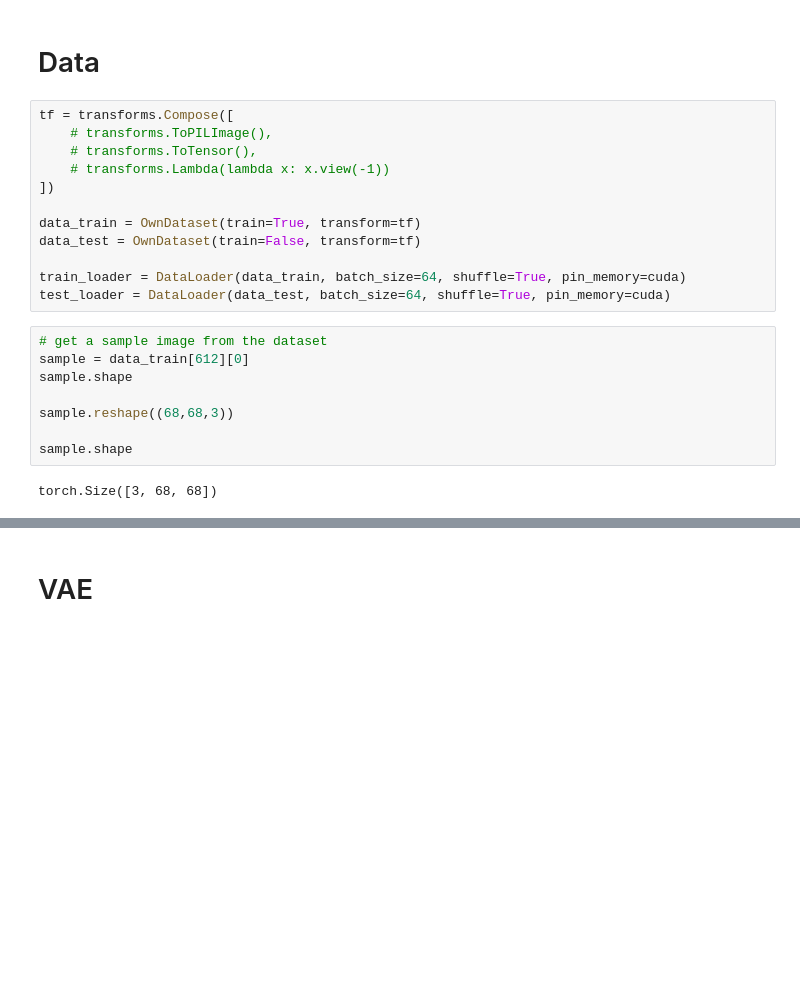
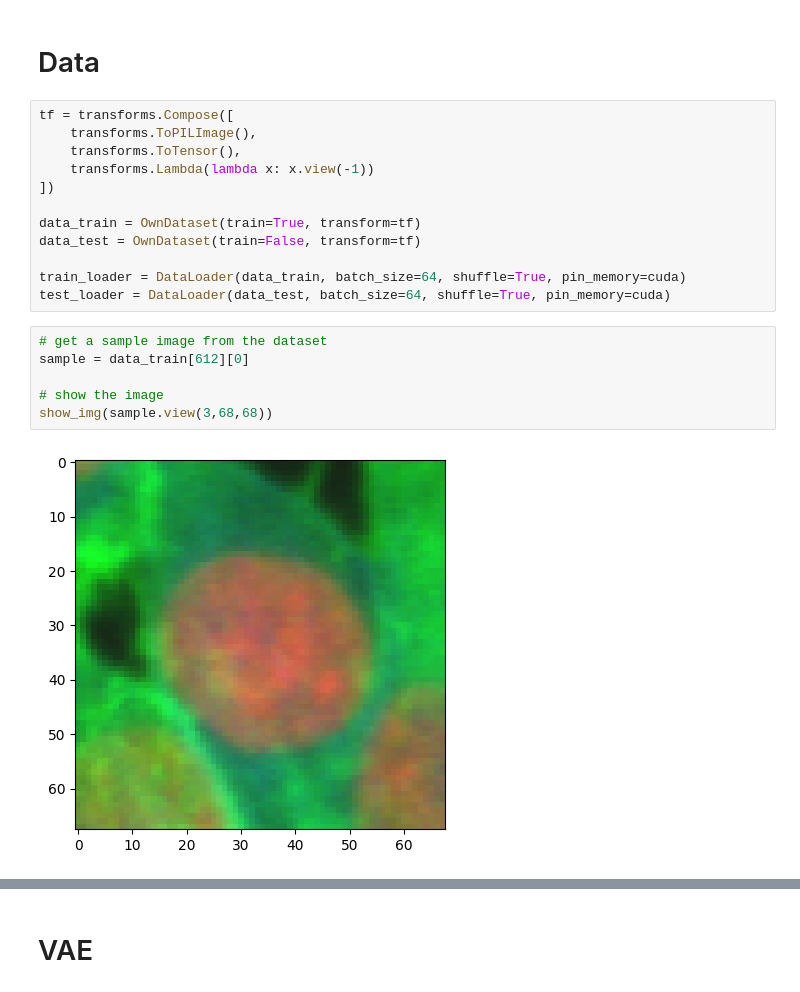
Before and after one commit to Ottohesten/02466-Cell-Profiling, a Jupyter notebook: VAE_own.ipynb, the cells around one changed output, grey strips where cells are left out. Saved outputs shown, nothing was run; the diff lists cells and outputs as text; blank space fills up the shorter version.

```diff
--- a/VAE_own.ipynb
+++ b/VAE_own.ipynb
@@ -30,9 +30,9 @@ True
 # Data
 # %%
 tf = transforms.Compose([
-    # transforms.ToPILImage(),
-    # transforms.ToTensor(),
-    # transforms.Lambda(lambda x: x.view(-1))
+    transforms.ToPILImage(),
+    transforms.ToTensor(),
+    transforms.Lambda(lambda x: x.view(-1))
 ])
 
 data_train = OwnDataset(train=True, transform=tf)
@@ -43,13 +43,11 @@ test_loader = DataLoader(data_test, batch_size=64, shuffle=True, pin_memory=cuda
 # %%
 # get a sample image from the dataset
 sample = data_train[612][0]
-sample.shape
 
-sample.reshape((68,68,3))
-
-sample.shape
+# show the image
+show_img(sample.view(3,68,68))
 # %% [output]
-torch.Size([3, 68, 68])
+[figure, added]
 # %%
 # test how a sample looks
 x, y = next(iter(train_loader))
```
Also changed, not shown: parts of 9 cells of this notebook, 1 other file.
